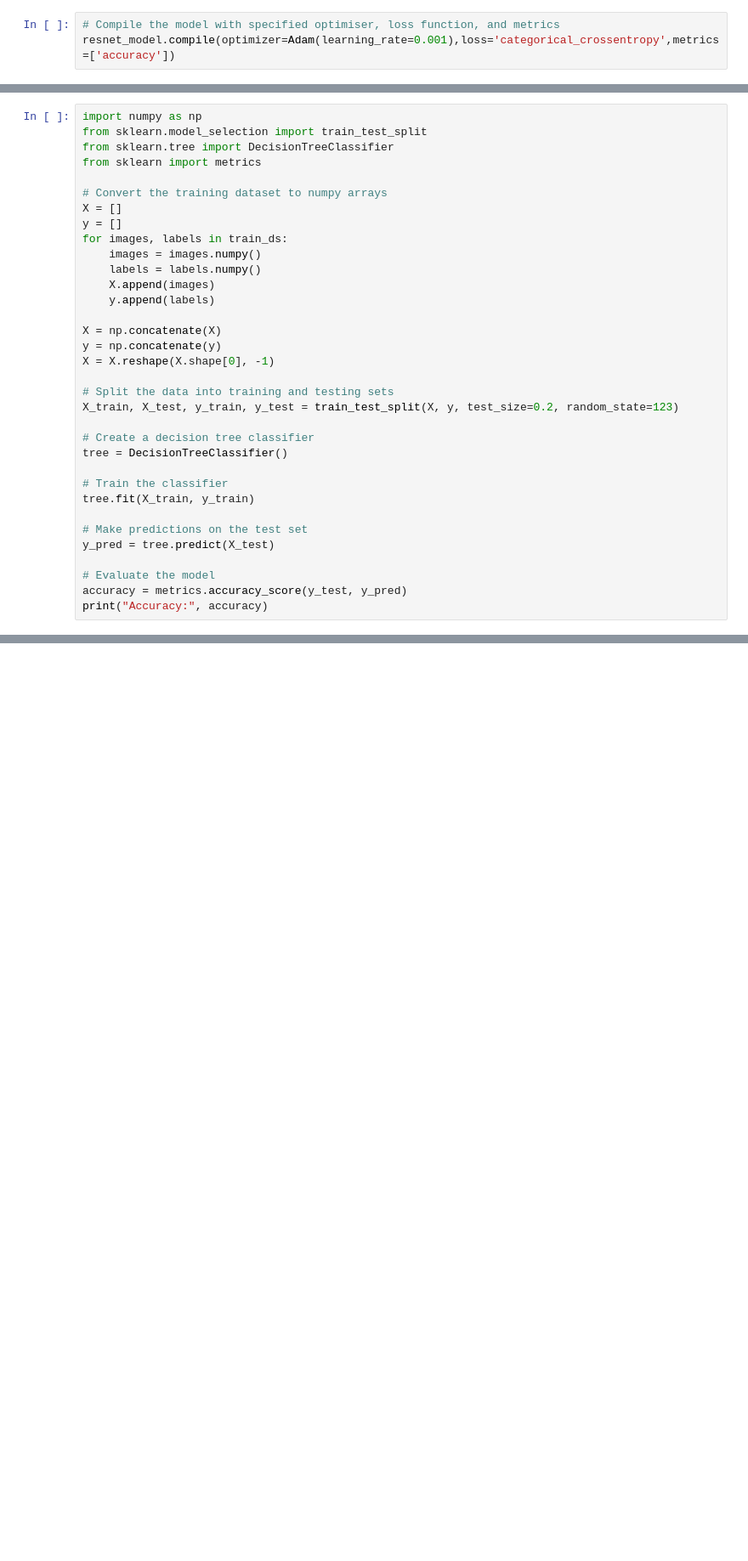
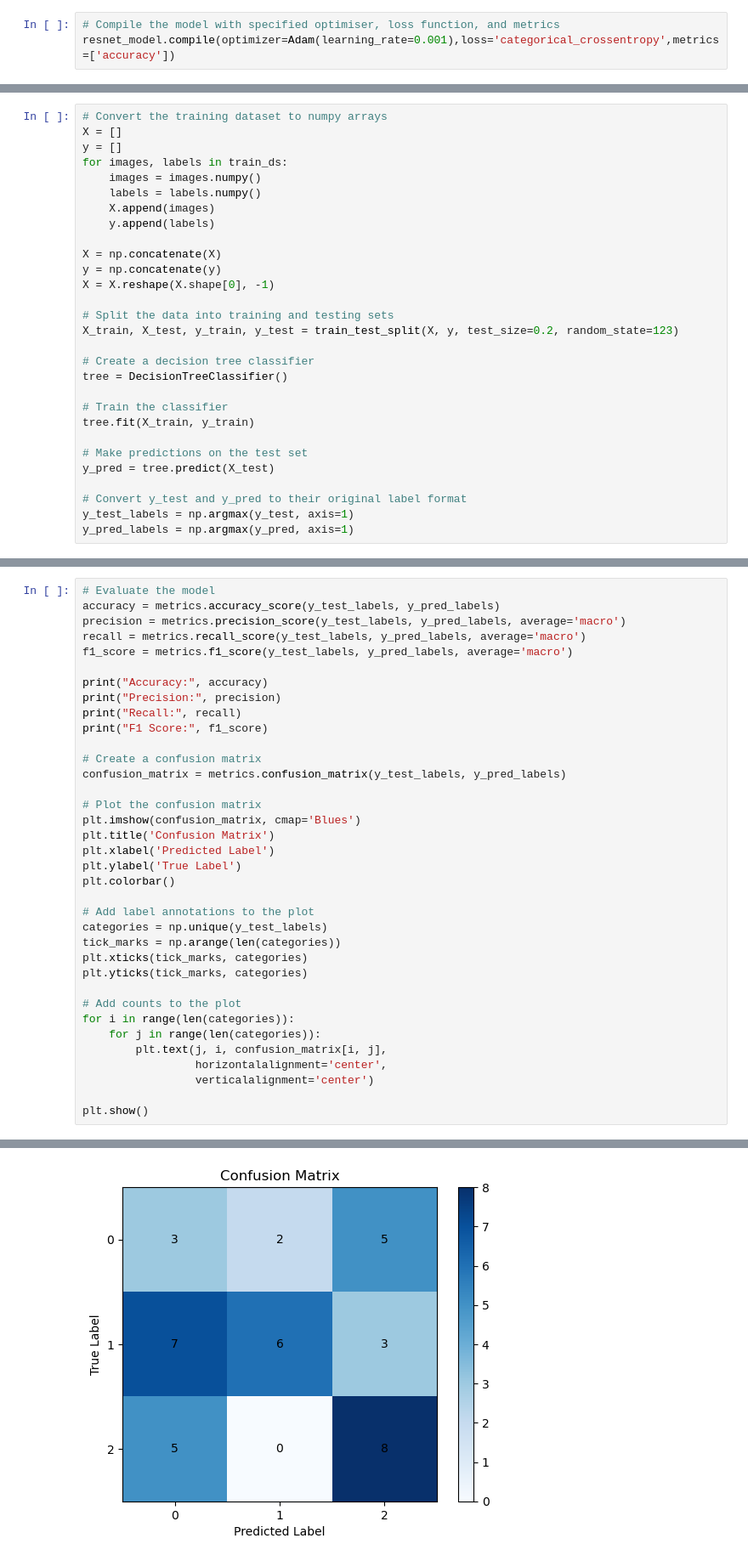
Before and after one commit to eridon/Galaxy-Classification-Model, a Jupyter notebook: galaxy_classification_model.ipynb, the cells around one changed output, grey strips where cells are left out. Shown: that part at 85% size. Drawn from its saved outputs; the diff is of its cells as text; blank space fills up the shorter version.

Commit message:
Upload galaxy_classification_model.ipynb
Commit newest working version of model

```diff
--- a/galaxy_classification_model.ipynb
+++ b/galaxy_classification_model.ipynb
@@ -308,9 +323,4 @@ print("The predicted class is", output_class)
 # %%
-import numpy as np
-from sklearn.model_selection import train_test_split
-from sklearn.tree import DecisionTreeClassifier
-from sklearn import metrics
-
 # Convert the training dataset to numpy arrays
 X = []
 y = []
@@ -336,6 +346,6 @@ tree.fit(X_train, y_train)
 # Make predictions on the test set
 y_pred = tree.predict(X_test)
 
-# Evaluate the model
-accuracy = metrics.accuracy_score(y_test, y_pred)
-print("Accuracy:", accuracy)
+# Convert y_test and y_pred to their original label format
+y_test_labels = np.argmax(y_test, axis=1)
+y_pred_labels = np.argmax(y_pred, axis=1)
@@ -361,0 +354,37 @@ plt.show()
+# %%
+# Evaluate the model
+accuracy = metrics.accuracy_score(y_test_labels, y_pred_labels)
+precision = metrics.precision_score(y_test_labels, y_pred_labels, average='macro')
+recall = metrics.recall_score(y_test_labels, y_pred_labels, average='macro')
+f1_score = metrics.f1_score(y_test_labels, y_pred_labels, average='macro')
+
+print("Accuracy:", accuracy)
+print("Precision:", precision)
+print("Recall:", recall)
+print("F1 Score:", f1_score)
+
+# Create a confusion matrix
+confusion_matrix = metrics.confusion_matrix(y_test_labels, y_pred_labels)
+
+# Plot the confusion matrix
+plt.imshow(confusion_matrix, cmap='Blues')
+plt.title('Confusion Matrix')
+plt.xlabel('Predicted Label')
+plt.ylabel('True Label')
+plt.colorbar()
+
+# Add label annotations to the plot
+categories = np.unique(y_test_labels)
+tick_marks = np.arange(len(categories))
+plt.xticks(tick_marks, categories)
+plt.yticks(tick_marks, categories)
+
+# Add counts to the plot
+for i in range(len(categories)):
+    for j in range(len(categories)):
+        plt.text(j, i, confusion_matrix[i, j],
+                 horizontalalignment='center',
+                 verticalalignment='center')
+
+plt.show()
+# %% [output]
@@ -361,0 +395 @@ plt.show()
+[figure, added]
```
Also changed, not shown: parts of 34 cells of this notebook.
